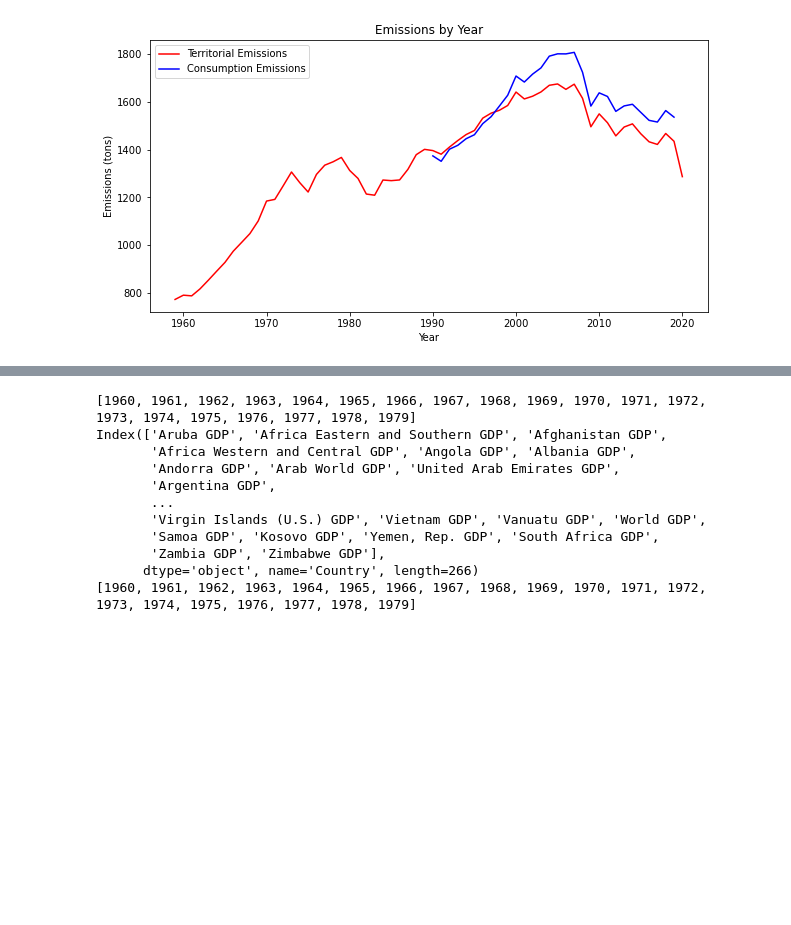
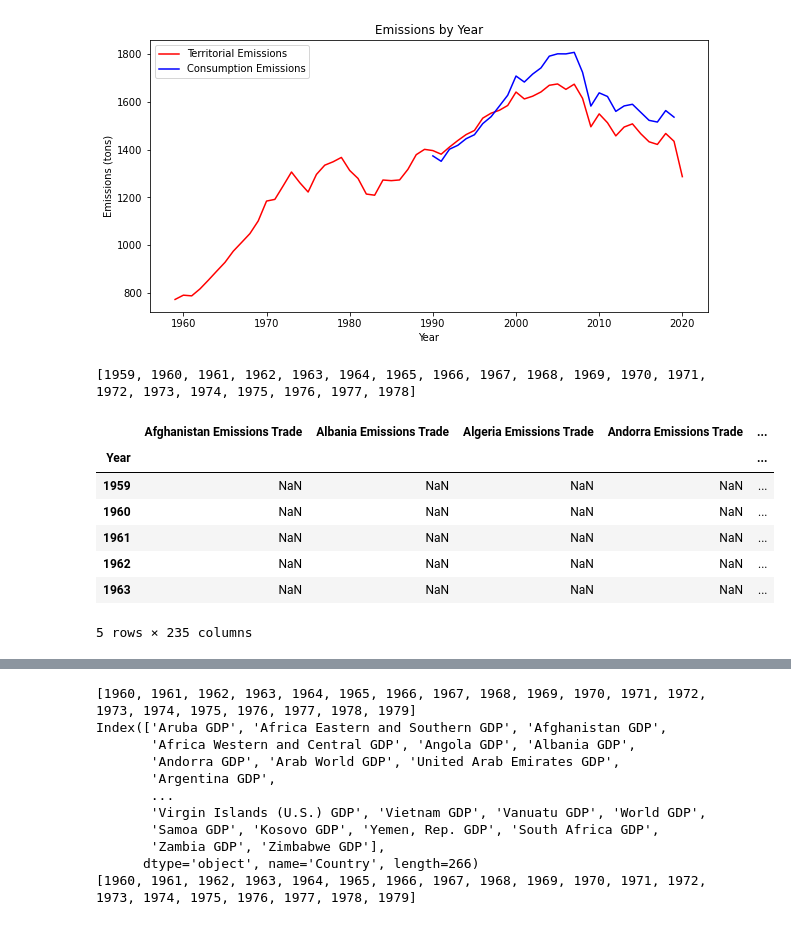
Before and after one commit to TimDommett/MSc-Applied-Economics---Testing-the-Environmental-Kuznets-Curve-EKC-, a Jupyter notebook: Analysis/test.ipynb, the cells around one changed output, grey strips where cells are left out. Drawn from its saved outputs; the diff is of its cells as text; code cells hidden in the pictures; blank space fills up the shorter version.

```diff
--- a/Analysis/test.ipynb
+++ b/Analysis/test.ipynb
@@ -110,3 +117,21 @@ plt.ylabel('Emissions (tons)')
 plt.show()
 # %% [output]
 [figure]
+# %%
+# Load emissions trade based data
+trade_of_emissions = pd.read_excel('../Data/Emmissions Data.xlsx', sheet_name=2)
+trade_of_emissions = trade_of_emissions.rename(columns={'MtC/yr': 'Year'})
+trade_of_emissions = trade_of_emissions.set_index('Year')
+print(trade_of_emissions.head(20).index.tolist())
+trade_of_emissions = trade_of_emissions.add_suffix(' Emissions Trade')
+trade_of_emissions.head()
+# %% [output]
+[1959, 1960, 1961, 1962, 1963, 1964, 1965, 1966, 1967, 1968, 1969, 1970, 1971, 1972, 1973, 1974, 1975, 1976, 1977, 1978]
+|  | Afghanistan Emissions Trade | Albania Emissions Trade | Algeria Emissions Trade | Andorra Emissions Trade | ... |
+| Year |  |  |  |  | ... |
+| 1959 | NaN | NaN | NaN | NaN | ... |
+| 1960 | NaN | NaN | NaN | NaN | ... |
+| 1961 | NaN | NaN | NaN | NaN | ... |
+| 1962 | NaN | NaN | NaN | NaN | ... |
+| 1963 | NaN | NaN | NaN | NaN | ... |
+5 rows × 235 columns
```
Also changed, not shown: parts of 28 cells of this notebook, 5 other files.
